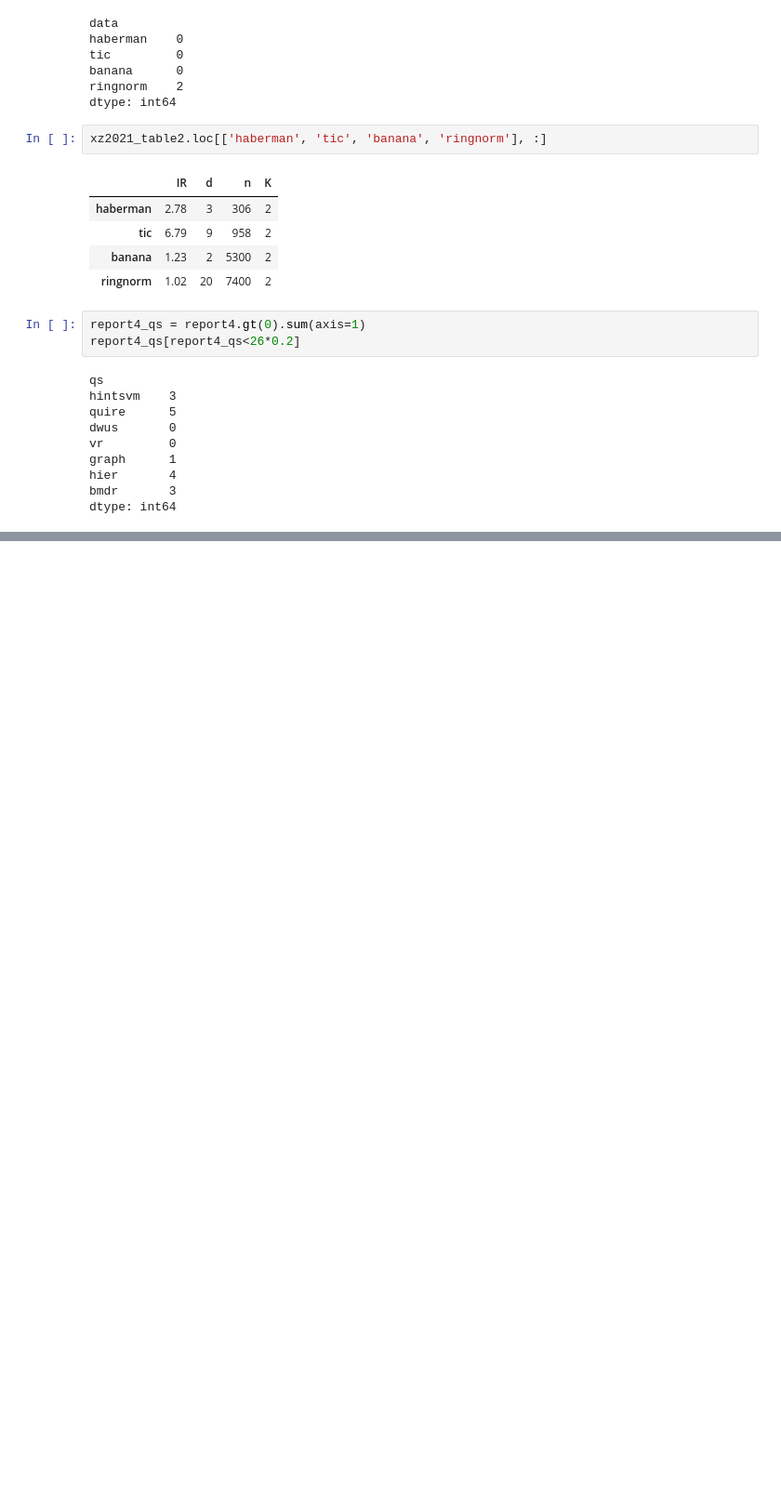
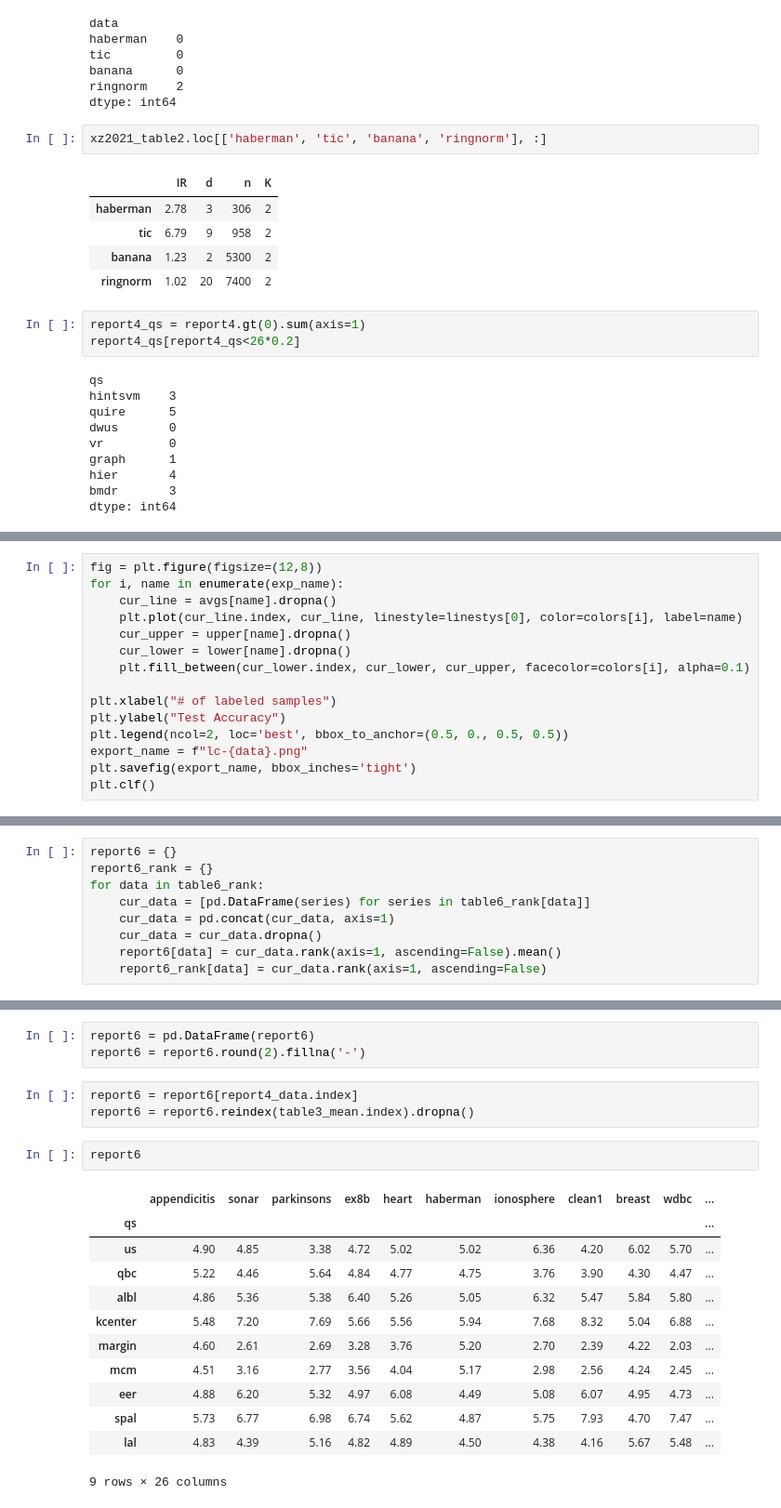
Before and after one commit to ariapoy/active-learning-benchmark, a Jupyter notebook: results/analysis.ipynb, the cells around one changed output, grey strips where cells are left out. Shown: that part at 93% size. Cells and saved outputs as stored; diff of their text form; blank space fills up the shorter version.

Commit message:
Add superiority by average rank

```diff
--- a/results/analysis.ipynb
+++ b/results/analysis.ipynb
@@ -939,0 +1033,15 @@ fig.savefig('aubc/output/n_QSgtRS.png', bbox_inches='tight')
+# %%
+fig = plt.figure(figsize=(12,8))
+for i, name in enumerate(exp_name):
+    cur_line = avgs[name].dropna()
+    plt.plot(cur_line.index, cur_line, linestyle=linestys[0], color=colors[i], label=name)
+    cur_upper = upper[name].dropna()
+    cur_lower = lower[name].dropna()
+    plt.fill_between(cur_lower.index, cur_lower, cur_upper, facecolor=colors[i], alpha=0.1)
+
+plt.xlabel("# of labeled samples")
+plt.ylabel("Test Accuracy")
+plt.legend(ncol=2, loc='best', bbox_to_anchor=(0.5, 0., 0.5, 0.5))
+export_name = f"lc-{data}.png"
+plt.savefig(export_name, bbox_inches='tight')
+plt.clf()
@@ -939,0 +1099,9 @@ fig.savefig('aubc/output/n_QSgtRS.png', bbox_inches='tight')
+# %%
+report6 = {}
+report6_rank = {}
+for data in table6_rank:
+    cur_data = [pd.DataFrame(series) for series in table6_rank[data]]
+    cur_data = pd.concat(cur_data, axis=1)
+    cur_data = cur_data.dropna()
+    report6[data] = cur_data.rank(axis=1, ascending=False).mean()
+    report6_rank[data] = cur_data.rank(axis=1, ascending=False)
@@ -939,0 +1133,21 @@ fig.savefig('aubc/output/n_QSgtRS.png', bbox_inches='tight')
+# %%
+report6 = pd.DataFrame(report6)
+report6 = report6.round(2).fillna('-')
+# %%
+report6 = report6[report4_data.index]
+report6 = report6.reindex(table3_mean.index).dropna()
+# %%
+report6
+# %% [output]
+|  | appendicitis | sonar | parkinsons | ex8b | heart | haberman | ionosphere | clean1 | breast | wdbc | ... |
+| qs |  |  |  |  |  |  |  |  |  |  | ... |
+| us | 4.90 | 4.85 | 3.38 | 4.72 | 5.02 | 5.02 | 6.36 | 4.20 | 6.02 | 5.70 | ... |
+| qbc | 5.22 | 4.46 | 5.64 | 4.84 | 4.77 | 4.75 | 3.76 | 3.90 | 4.30 | 4.47 | ... |
+| albl | 4.86 | 5.36 | 5.38 | 6.40 | 5.26 | 5.05 | 6.32 | 5.47 | 5.84 | 5.80 | ... |
+| kcenter | 5.48 | 7.20 | 7.69 | 5.66 | 5.56 | 5.94 | 7.68 | 8.32 | 5.04 | 6.88 | ... |
+| margin | 4.60 | 2.61 | 2.69 | 3.28 | 3.76 | 5.20 | 2.70 | 2.39 | 4.22 | 2.03 | ... |
+| mcm | 4.51 | 3.16 | 2.77 | 3.56 | 4.04 | 5.17 | 2.98 | 2.56 | 4.24 | 2.45 | ... |
+| eer | 4.88 | 6.20 | 5.32 | 4.97 | 6.08 | 4.49 | 5.08 | 6.07 | 4.95 | 4.73 | ... |
+| spal | 5.73 | 6.77 | 6.98 | 6.74 | 5.62 | 4.87 | 5.75 | 7.93 | 4.70 | 7.47 | ... |
+| lal | 4.83 | 4.39 | 5.16 | 4.82 | 4.89 | 4.50 | 4.38 | 4.16 | 5.67 | 5.48 | ... |
+9 rows × 26 columns
```
Also changed, not shown: parts of 18 cells of this notebook, 3 other files.
